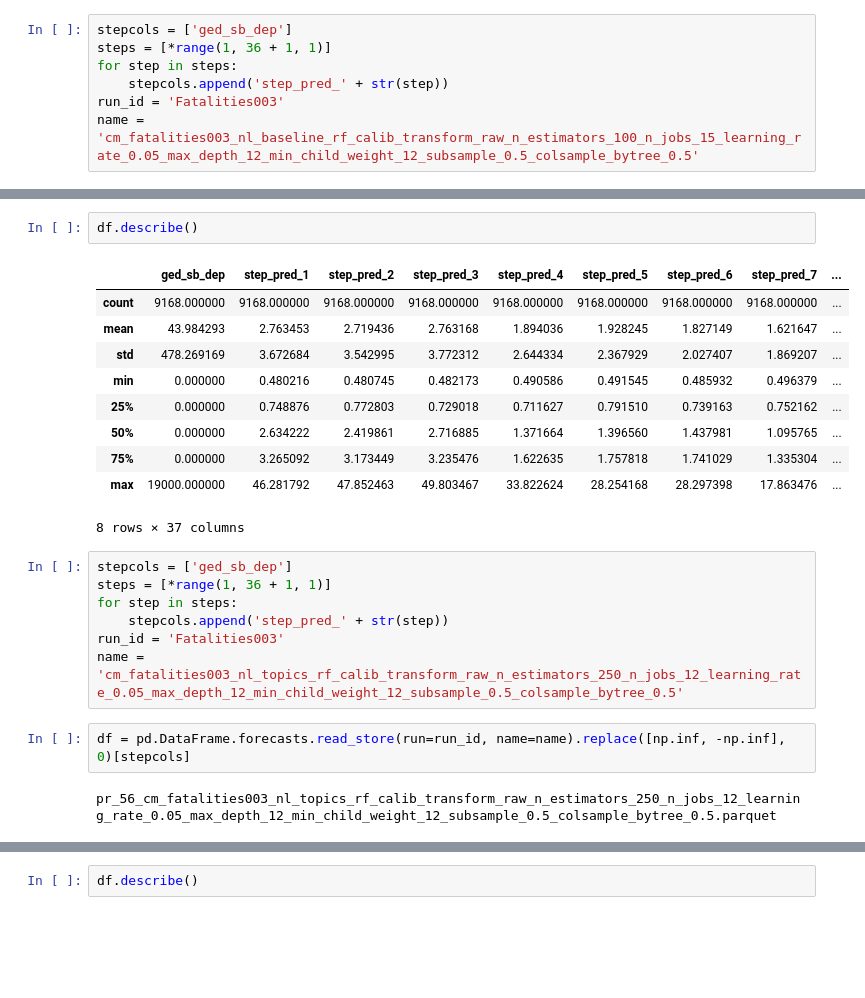
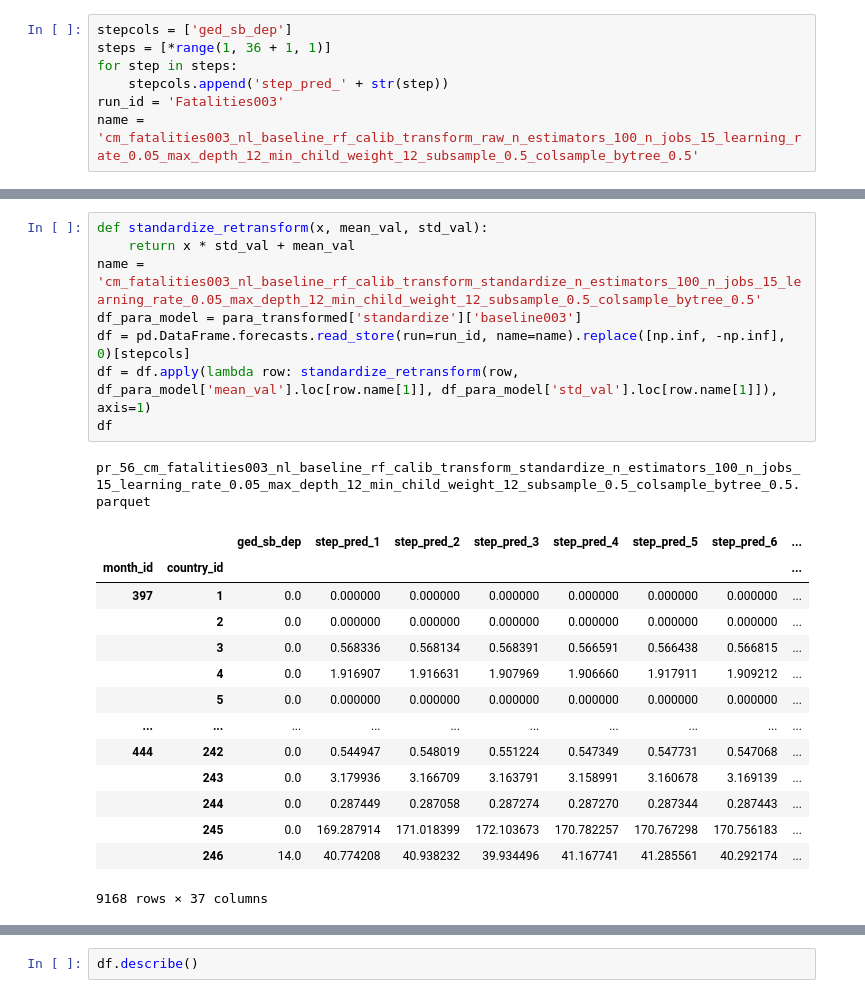
Before and after one commit to prio-data/fatalities003_development, a Jupyter notebook: Example.ipynb, the cells around one changed output, grey strips where cells are left out. Saved outputs shown, nothing was run; the diff lists cells and outputs as text; blank space fills up the shorter version.

```diff
--- a/Example.ipynb
+++ b/Example.ipynb
@@ -136,24 +134,24 @@ df
 # %%
-df.describe()
+def standardize_retransform(x, mean_val, std_val):
+    return x * std_val + mean_val
+name = 'cm_fatalities003_nl_baseline_rf_calib_transform_standardize_n_estimators_100_n_jobs_15_learning_rate_0.05_max_depth_12_min_child_weight_12_subsample_0.5_colsample_bytree_0.5'
+df_para_model = para_transformed['standardize']['baseline003']
+df = pd.DataFrame.forecasts.read_store(run=run_id, name=name).replace([np.inf, -np.inf], 0)[stepcols]
+df = df.apply(lambda row: standardize_retransform(row, df_para_model['mean_val'].loc[row.name[1]], df_para_model['std_val'].loc[row.name[1]]), axis=1)
+df
 # %% [output]
+pr_56_cm_fatalities003_nl_baseline_rf_calib_transform_standardize_n_estimators_100_n_jobs_15_learning_rate_0.05_max_depth_12_min_child_weight_12_subsample_0.5_colsample_bytree_0.5.parquet
-|  | ged_sb_dep | step_pred_1 | step_pred_2 | step_pred_3 | step_pred_4 | step_pred_5 | step_pred_6 | step_pred_7 | ... |
-| count | 9168.000000 | 9168.000000 | 9168.000000 | 9168.000000 | 9168.000000 | 9168.000000 | 9168.000000 | 9168.000000 | ... |
-| mean | 43.984293 | 2.763453 | 2.719436 | 2.763168 | 1.894036 | 1.928245 | 1.827149 | 1.621647 | ... |
-| std | 478.269169 | 3.672684 | 3.542995 | 3.772312 | 2.644334 | 2.367929 | 2.027407 | 1.869207 | ... |
-| min | 0.000000 | 0.480216 | 0.480745 | 0.482173 | 0.490586 | 0.491545 | 0.485932 | 0.496379 | ... |
-| 25% | 0.000000 | 0.748876 | 0.772803 | 0.729018 | 0.711627 | 0.791510 | 0.739163 | 0.752162 | ... |
-| 50% | 0.000000 | 2.634222 | 2.419861 | 2.716885 | 1.371664 | 1.396560 | 1.437981 | 1.095765 | ... |
-| 75% | 0.000000 | 3.265092 | 3.173449 | 3.235476 | 1.622635 | 1.757818 | 1.741029 | 1.335304 | ... |
-| max | 19000.000000 | 46.281792 | 47.852463 | 49.803467 | 33.822624 | 28.254168 | 28.297398 | 17.863476 | ... |
+|  |  | ged_sb_dep | step_pred_1 | step_pred_2 | step_pred_3 | step_pred_4 | step_pred_5 | step_pred_6 | ... |
+| month_id | country_id |  |  |  |  |  |  |  | ... |
+| 397 | 1 | 0.0 | 0.000000 | 0.000000 | 0.000000 | 0.000000 | 0.000000 | 0.000000 | ... |
+|  | 2 | 0.0 | 0.000000 | 0.000000 | 0.000000 | 0.000000 | 0.000000 | 0.000000 | ... |
+|  | 3 | 0.0 | 0.568336 | 0.568134 | 0.568391 | 0.566591 | 0.566438 | 0.566815 | ... |
+|  | 4 | 0.0 | 1.916907 | 1.916631 | 1.907969 | 1.906660 | 1.917911 | 1.909212 | ... |
+|  | 5 | 0.0 | 0.000000 | 0.000000 | 0.000000 | 0.000000 | 0.000000 | 0.000000 | ... |
+| ... | ... | ... | ... | ... | ... | ... | ... | ... | ... |
+| 444 | 242 | 0.0 | 0.544947 | 0.548019 | 0.551224 | 0.547349 | 0.547731 | 0.547068 | ... |
+|  | 243 | 0.0 | 3.179936 | 3.166709 | 3.163791 | 3.158991 | 3.160678 | 3.169139 | ... |
+|  | 244 | 0.0 | 0.287449 | 0.287058 | 0.287274 | 0.287270 | 0.287344 | 0.287443 | ... |
+|  | 245 | 0.0 | 169.287914 | 171.018399 | 172.103673 | 170.782257 | 170.767298 | 170.756183 | ... |
+|  | 246 | 14.0 | 40.774208 | 40.938232 | 39.934496 | 41.167741 | 41.285561 | 40.292174 | ... |
-8 rows × 37 columns
+9168 rows × 37 columns
-# %%
-stepcols = ['ged_sb_dep']
-steps = [*range(1, 36 + 1, 1)]
-for step in steps:
-    stepcols.append('step_pred_' + str(step))
-run_id = 'Fatalities003'
-name = 'cm_fatalities003_nl_topics_rf_calib_transform_raw_n_estimators_250_n_jobs_12_learning_rate_0.05_max_depth_12_min_child_weight_12_subsample_0.5_colsample_bytree_0.5'
-# %%
-df = pd.DataFrame.forecasts.read_store(run=run_id, name=name).replace([np.inf, -np.inf], 0)[stepcols]
-# %% [output]
-pr_56_cm_fatalities003_nl_topics_rf_calib_transform_raw_n_estimators_250_n_jobs_12_learning_rate_0.05_max_depth_12_min_child_weight_12_subsample_0.5_colsample_bytree_0.5.parquet
```
Also changed, not shown: parts of 20 cells of this notebook, 15 other files.
